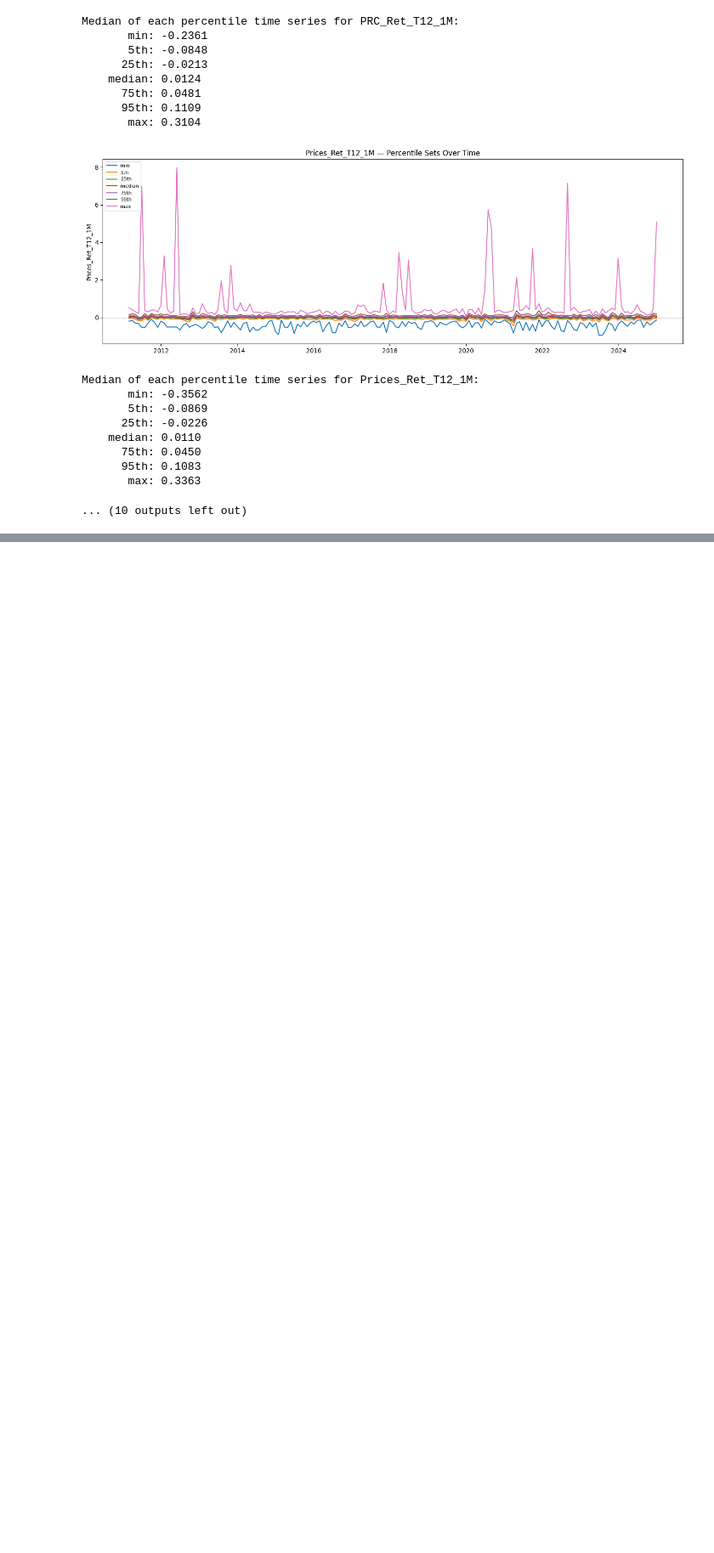
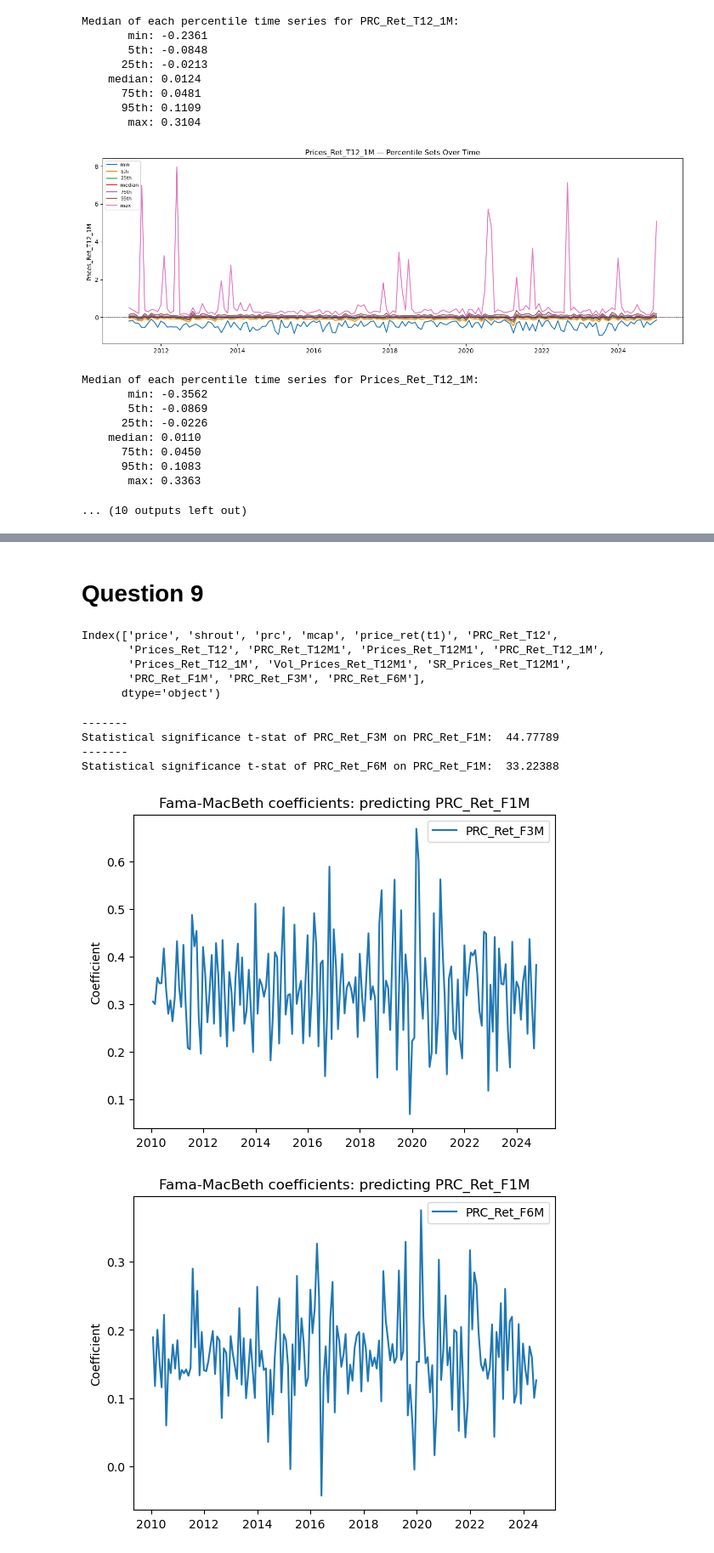
Before and after one commit to Nikhilesh-B/HW-Spring-2026, a Jupyter notebook: QIM/HW2/analysis.ipynb, the cells around one changed output, grey strips where cells are left out. Shown at 85% size. Cells and saved outputs as stored; diff of their text form; code cells hidden in the pictures; blank space fills up the shorter version.

```diff
--- a/QIM/HW2/analysis.ipynb
+++ b/QIM/HW2/analysis.ipynb
@@ -634,0 +790,20 @@ Median of each percentile time series for Prices_Ret_T12_1M:
+# %% [markdown]
+# Question 9
+# %%
+DF.columns
+# %% [output]
+Index(['price', 'shrout', 'prc', 'mcap', 'price_ret(t1)', 'PRC_Ret_T12',
+       'Prices_Ret_T12', 'PRC_Ret_T12M1', 'Prices_Ret_T12M1', 'PRC_Ret_T12_1M',
+       'Prices_Ret_T12_1M', 'Vol_Prices_Ret_T12M1', 'SR_Prices_Ret_T12M1',
+       'PRC_Ret_F1M', 'PRC_Ret_F3M', 'PRC_Ret_F6M'],
+      dtype='object')
+# %%
+fama_macbeth_regression(['PRC_Ret_F3M'], 'PRC_Ret_F1M')
+fama_macbeth_regression(['PRC_Ret_F6M'], 'PRC_Ret_F1M')
+# %% [output]
+-------
+Statistical significance t-stat of PRC_Ret_F3M on PRC_Ret_F1M:  44.77789
+-------
+Statistical significance t-stat of PRC_Ret_F6M on PRC_Ret_F1M:  33.22388
+[figure, added]
+[figure, added]
```
Also changed, not shown: parts of 17 cells of this notebook.
